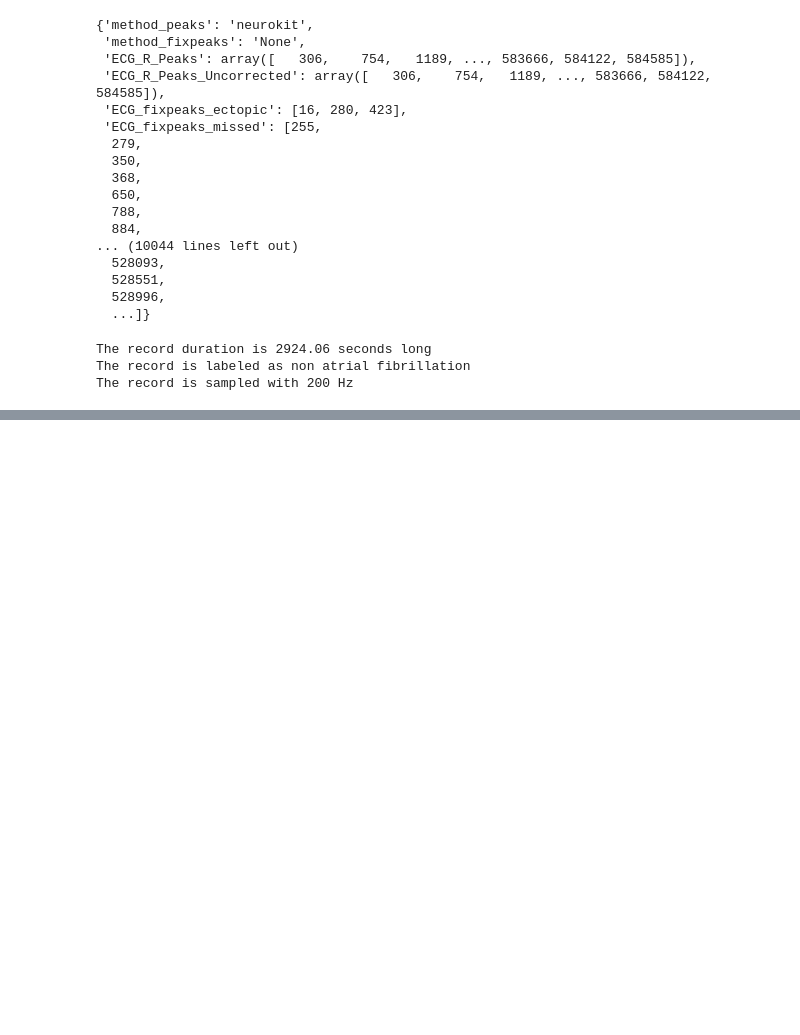
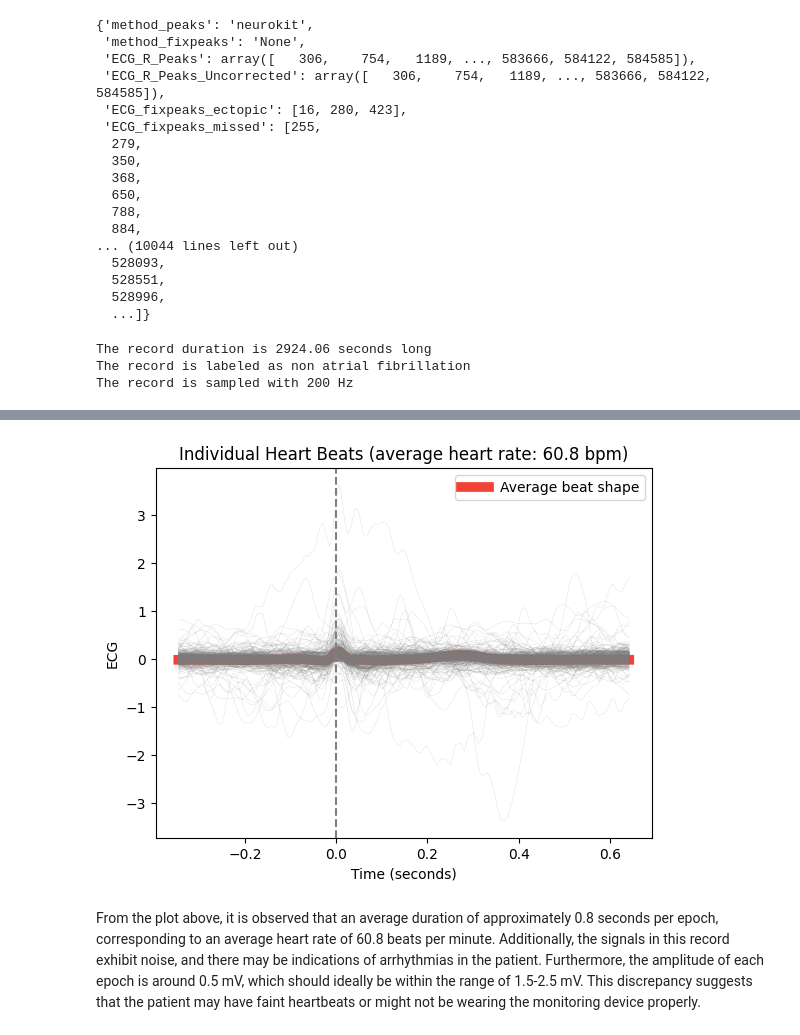
Before and after one commit to KhaingSuThway/Descriptive_Analysis_of_ECG_Record, a Jupyter notebook: descriptive_analysis.ipynb, the cells around one changed output, grey strips where cells are left out. Saved outputs shown, nothing was run; the diff lists cells and outputs as text; code cells hidden in the pictures; blank space fills up the shorter version.

```diff
--- a/descriptive_analysis.ipynb
+++ b/descriptive_analysis.ipynb
@@ -216,0 +230,14 @@ The record is sampled with 200 Hz
+# %%
+# Automatically process the (raw) ECG signal
+signals, info = nk.ecg_process(reading_record._Record__signal, sampling_rate=200)
+# %%
+# Extract clean ECG and R-peaks location
+rpeaks = info["ECG_R_Peaks"]
+cleaned_ecg = signals["ECG_Clean"]
+# %%
+# Plotting all the heart beats
+epochs = nk.ecg_segment(cleaned_ecg, rpeaks=rpeaks, sampling_rate=200, show=True)
+# %% [output]
+[figure, added]
+# %% [markdown]
+From the plot above, it is observed that an average duration of approximately 0.8 seconds per epoch, corresponding to an average heart rate of 60.8 beats per minute. Additionally, the signals in this record exhibit noise, and there may be indications of arrhythmias in the patient. Furthermore, the amplitude of each epoch is around 0.5 mV, which should ideally be within the range of 1.5-2.5 mV. This discrepancy suggests that the patient may have faint heartbeats or might not be wearing the monitoring device properly.
```
Also changed, not shown: parts of 3 cells of this notebook.
